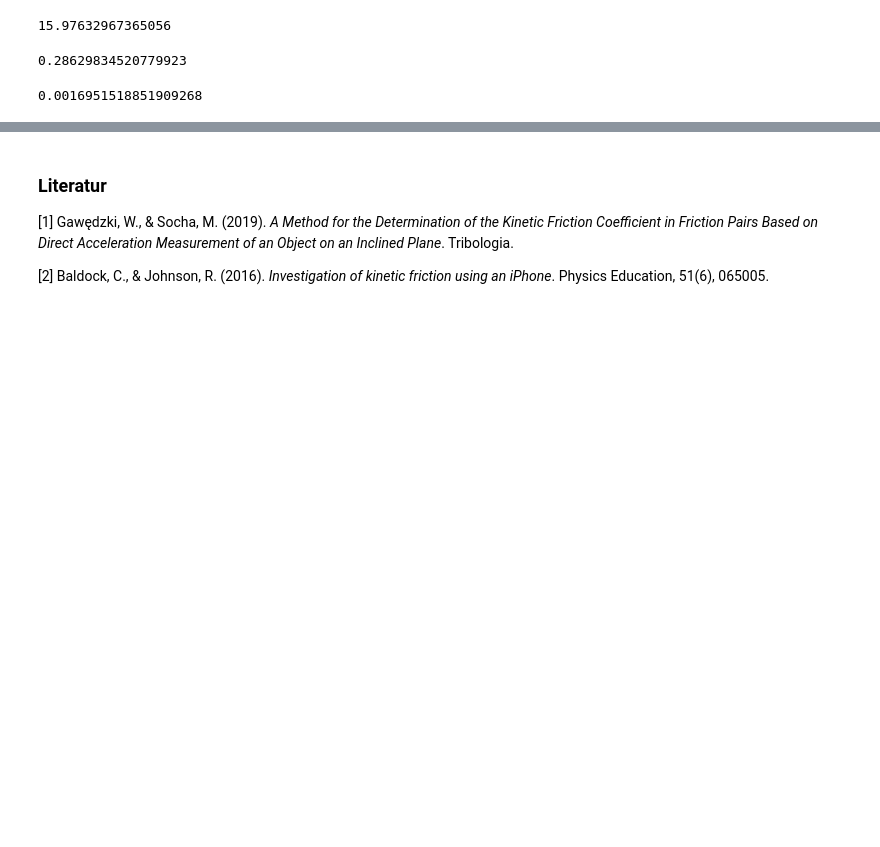
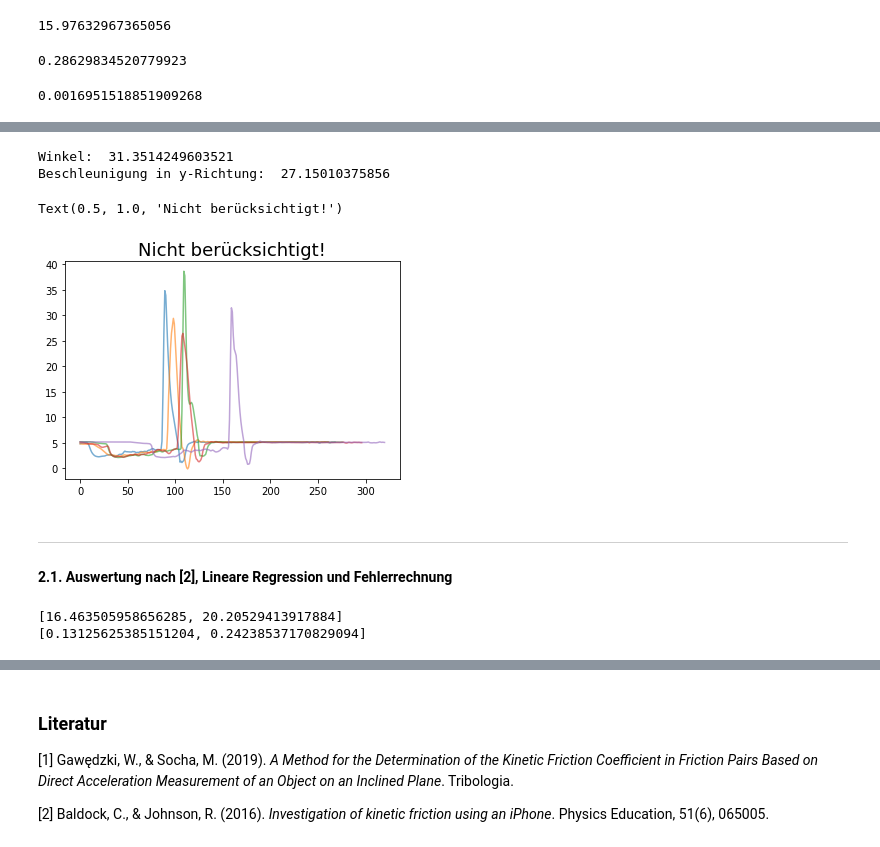
Before and after one commit to allgebrist/physik-praktikum, a Jupyter notebook: 8. Schiefe Ebene mit Reibung.ipynb, the cells around one changed output, grey strips where cells are left out. Drawn from its saved outputs; the diff is of its cells as text; code cells hidden in the pictures; blank space fills up the shorter version.

```diff
--- a/8. Schiefe Ebene mit Reibung.ipynb
+++ b/8. Schiefe Ebene mit Reibung.ipynb
@@ -196,0 +308,50 @@ Nach unserer Analyse lässt sich schließlich feststellen, dass
+# %%
+tabelle241 = pandas.read_csv('Daten/reibungebene/Versuch 2 Winkel 4.1.csv')
+tabelle242 = pandas.read_csv('Daten/reibungebene/Versuch 2 Winkel 4.2.csv')
+tabelle243 = pandas.read_csv('Daten/reibungebene/Versuch 2 Winkel 4.3.csv')
+tabelle244 = pandas.read_csv('Daten/reibungebene/Versuch 2 Winkel 4.4.csv')
+tabelle245 = pandas.read_csv('Daten/reibungebene/Versuch 2 Winkel 4.5.csv')
+tabelle246 = pandas.read_csv('Daten/reibungebene/Versuch 2 Winkel 4.6.csv')
+
+winkel_4 = np.mean([np.mean(tabelle241["Angle (deg)"][0:10]),
+                    np.mean(tabelle242["Angle (deg)"][0:10]),
+                    np.mean(tabelle243["Angle (deg)"][0:10]),
+                    np.mean(tabelle244["Angle (deg)"][0:10]),
+                    # np.mean(tabelle245["Angle (deg)"][0:20]),
+                    np.mean(tabelle246["Angle (deg)"][0:20])])
+
+beschleunigung_y4 = np.mean([max(tabelle241["Acceleration y (m/s^2)"])-np.mean(tabelle241["Acceleration y (m/s^2)"][0:10]),
+                             max(tabelle242["Acceleration y (m/s^2)"])-np.mean(tabelle242["Acceleration y (m/s^2)"][0:10]),
+                             max(tabelle243["Acceleration y (m/s^2)"])-np.mean(tabelle243["Acceleration y (m/s^2)"][0:10]),
+                             max(tabelle244["Acceleration y (m/s^2)"])-np.mean(tabelle244["Acceleration y (m/s^2)"][0:10]),
+                             # max(tabelle245["Acceleration y (m/s^2)"])-np.mean(tabelle245["Acceleration y (m/s^2)"][0:10]),
+                             max(tabelle246["Acceleration y (m/s^2)"])-np.mean(tabelle246["Acceleration y (m/s^2)"][0:10])])
+
+print('Winkel: ', winkel_4)
+print('Beschleunigung in y-Richtung: ', beschleunigung_y4)
+
+plt.plot(tabelle241["Acceleration y (m/s^2)"], alpha = 0.6)
+plt.plot(tabelle242["Acceleration y (m/s^2)"], alpha = 0.6)
+plt.plot(tabelle243["Acceleration y (m/s^2)"], alpha = 0.6)
+plt.plot(tabelle244["Acceleration y (m/s^2)"], alpha = 0.6)
+# plt.plot(tabelle245["Acceleration y (m/s^2)"], alpha = 0.6)
+plt.plot(tabelle246["Acceleration y (m/s^2)"], alpha = 0.6)
+plt.title('Nicht berücksichtigt!', fontsize = 18)
+# %% [output]
+Winkel:  31.3514249603521
+Beschleunigung in y-Richtung:  27.15010375856
+Text(0.5, 1.0, 'Nicht berücksichtigt!')
+[figure, added]
+# %% [markdown]
+---
+
+#### 2.1. Auswertung nach [2], Lineare Regression und Fehlerrechnung
+# %%
+w = [winkel_1, winkel_2]
+b = [beschleunigung_y1 / 9.81, beschleunigung_y2 / 9.81]
+
+print(w)
+print(b)
+# %% [output]
+[16.463505958656285, 20.20529413917884]
+[0.13125625385151204, 0.24238537170829094]
```
Also changed, not shown: parts of 18 cells of this notebook.
